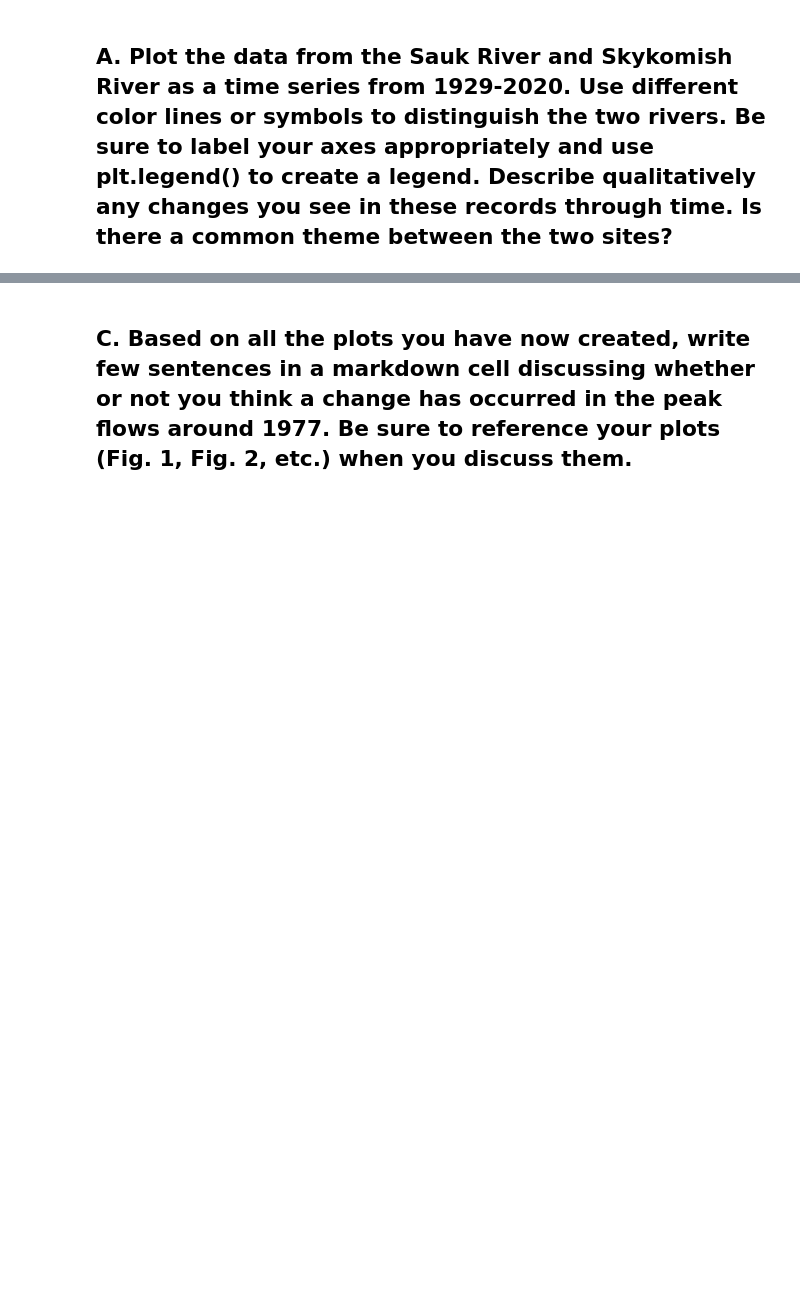
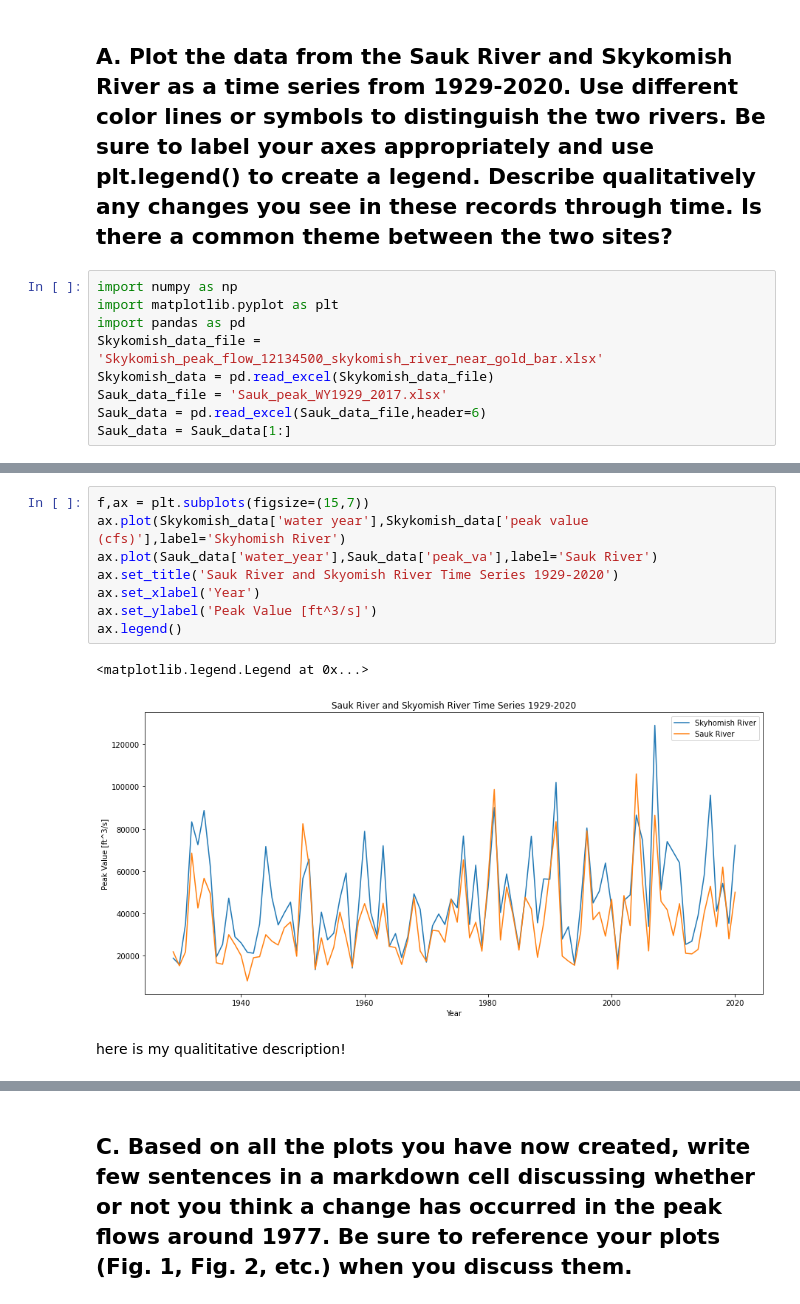
Before and after one commit to egagli/cewa565, a Jupyter notebook: homework/1/hw1.ipynb, the cells around one changed output, grey strips where cells are left out. Saved outputs shown, nothing was run; the diff lists cells and outputs as text; blank space fills up the shorter version.

```diff
--- a/homework/1/hw1.ipynb
+++ b/homework/1/hw1.ipynb
@@ -10,3 +11,12 @@ Download the files containing observed instantaneous peak flow data for the Sauk
 Note that annual peak flows are reported by water year (Oct 1 of the previous calendar year to September 30), so some calendar years appear to have two values. Water years are shown in an additional column in the excel files. For the purposes of this assignment, we will only consider peak flows by water year, and the years requested below refer to water years. (For example, the first flood reported in the Skykomish occurred on Oct 10, 1928 – this is the flood of water year 1929.)
 # %% [markdown]
 ## A. Plot the data from the Sauk River and Skykomish River as a time series from 1929-2020. Use different color lines or symbols to distinguish the two rivers. Be sure to label your axes appropriately and use plt.legend() to create a legend. Describe qualitatively any changes you see in these records through time. Is there a common theme between the two sites?
+# %%
+import numpy as np
+import matplotlib.pyplot as plt
+import pandas as pd
+Skykomish_data_file = 'Skykomish_peak_flow_12134500_skykomish_river_near_gold_bar.xlsx'
+Skykomish_data = pd.read_excel(Skykomish_data_file)
+Sauk_data_file = 'Sauk_peak_WY1929_2017.xlsx'
+Sauk_data = pd.read_excel(Sauk_data_file,header=6)
+Sauk_data = Sauk_data[1:]
@@ -13 +39,14 @@ Note that annual peak flows are reported by water year (Oct 1 of the previous ca
+# %%
+f,ax = plt.subplots(figsize=(15,7))
+ax.plot(Skykomish_data['water year'],Skykomish_data['peak value (cfs)'],label='Skyhomish River')
+ax.plot(Sauk_data['water_year'],Sauk_data['peak_va'],label='Sauk River')
+ax.set_title('Sauk River and Skyomish River Time Series 1929-2020')
+ax.set_xlabel('Year')
+ax.set_ylabel('Peak Value [ft^3/s]')
+ax.legend()
+# %% [output]
+<matplotlib.legend.Legend at 0x...>
+[figure, added]
+# %% [markdown]
+here is my qualititative description!
 # %% [markdown]
```
Also changed, not shown: parts of 3 cells of this notebook, 1 other file.
